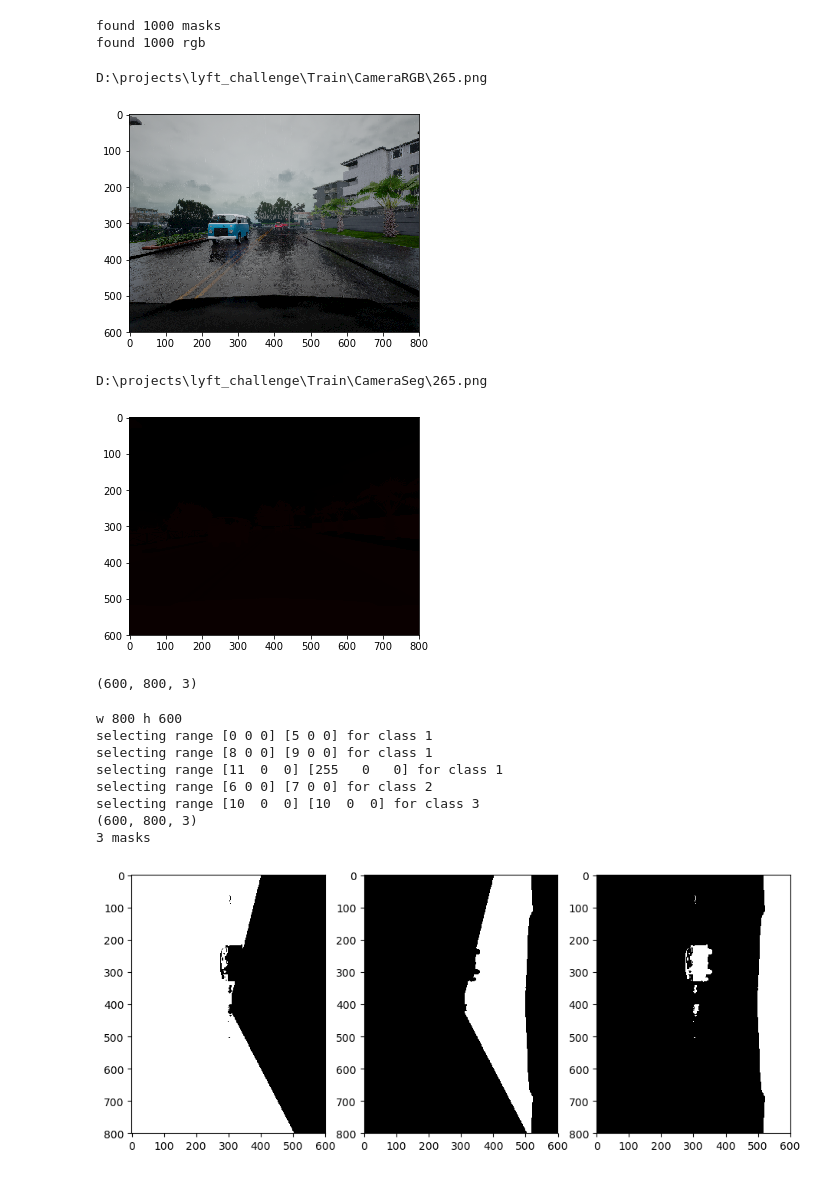
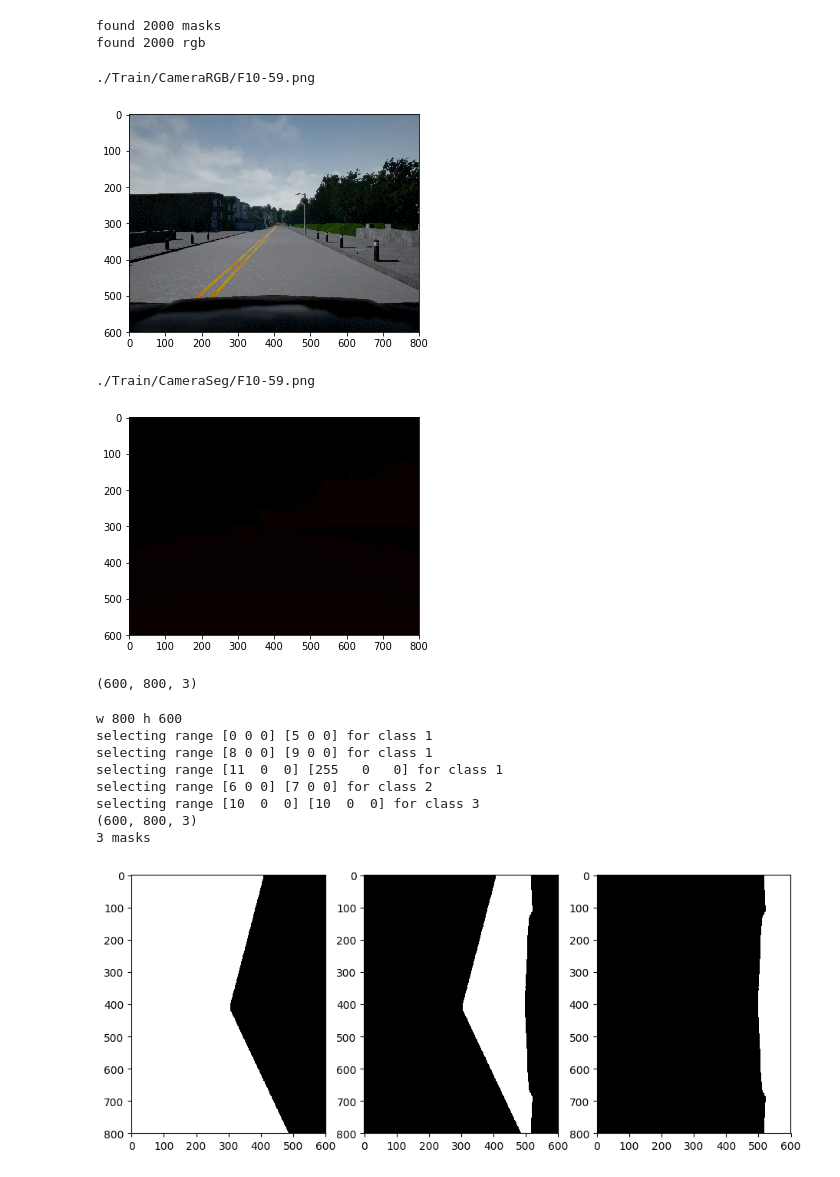
Before and after one commit to leedaga/KerasSemSeg, a Jupyter notebook: TestMask.ipynb, the cells around one changed output. Cells and saved outputs as stored; diff of their text form; code cells hidden in the pictures.

```diff
--- a/TestMask.ipynb
+++ b/TestMask.ipynb
@@ -4,8 +4,8 @@ import cv2
 import matplotlib.pyplot as plt
 %matplotlib inline
 # %%
-masks = "D:\\projects\\lyft_challenge\\Train\\CameraSeg\\*.png"
-rgb = "D:\\projects\\lyft_challenge\\Train\\CameraRGB\\*.png"
+masks = "./Train/CameraSeg/*.png"
+rgb = "./Train/CameraRGB/*.png"
 import glob
 mask_files = glob.glob(masks)
 rgb_files = glob.glob(rgb)
@@ -14,8 +14,8 @@ mask_files.sort()
 print("found %d masks" % len(mask_files))
 print("found %d rgb" % len(rgb_files))
 # %% [output]
-found 1000 masks
-found 1000 rgb
+found 2000 masks
+found 2000 rgb
 # %%
 opt = {}
 
@@ -42,17 +42,17 @@ opt['combined_classes'] =\
     3 : [(10, 10)]
 }
 # %%
-iFile = 185
+iFile = 1155
 print(rgb_files[iFile])
 
 img = cv2.imread(rgb_files[iFile])
 img = cv2.cvtColor(img, cv2.COLOR_BGR2RGB)
 
 plt.imshow(img)
 plt.show()
 # %% [output]
-D:\projects\lyft_challenge\Train\CameraRGB\265.png
+./Train/CameraRGB/F10-59.png
-[figure, old version]
+[figure, new version]
 # %%
 mask_filename = mask_files[iFile]
 print(mask_filename)
@@ -62,8 +62,8 @@ plt.imshow(mimg)
 plt.show()
 print(mimg.shape)
 # %% [output]
-D:\projects\lyft_challenge\Train\CameraSeg\265.png
+./Train/CameraSeg/F10-59.png
-[figure, old version]
+[figure, new version]
 (600, 800, 3)
 # %%
 def prepare_mask(mimg, opt):
@@ -129,4 +129,4 @@ selecting range [6 0 0] [7 0 0] for class 2
 selecting range [10  0  0] [10  0  0] for class 3
 (600, 800, 3)
 3 masks
-[figure, old version]
+[figure, new version]
```
Also changed, not shown: 2 other files.
